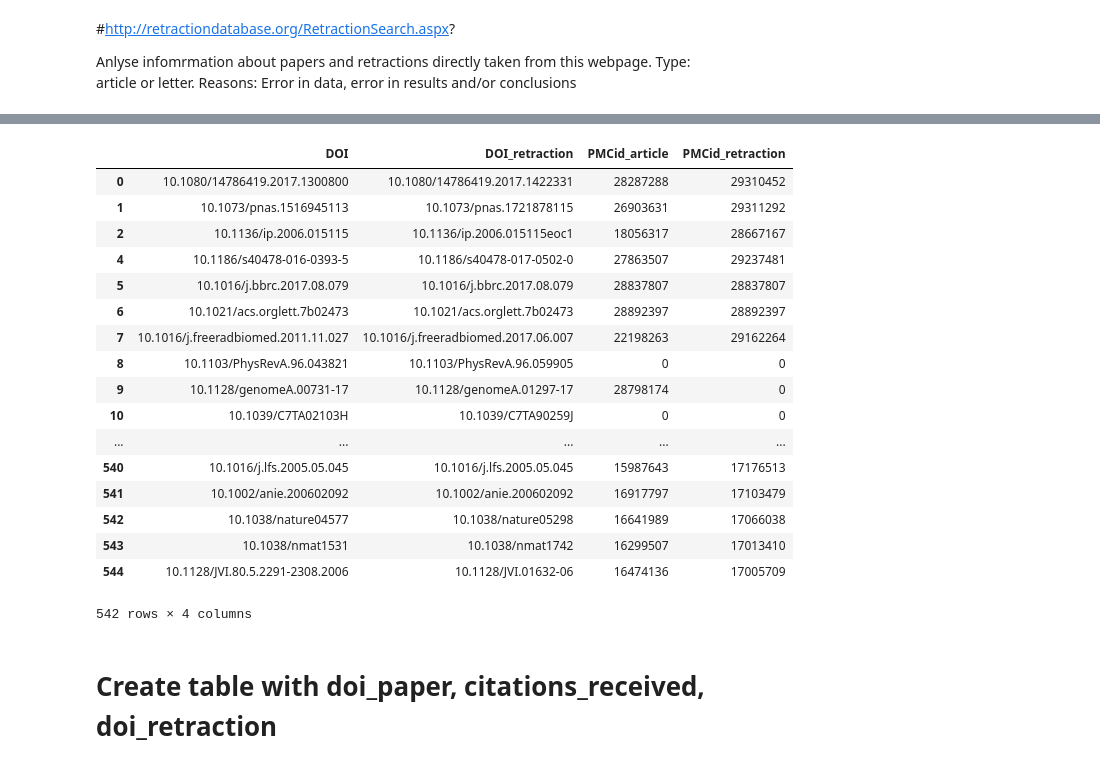
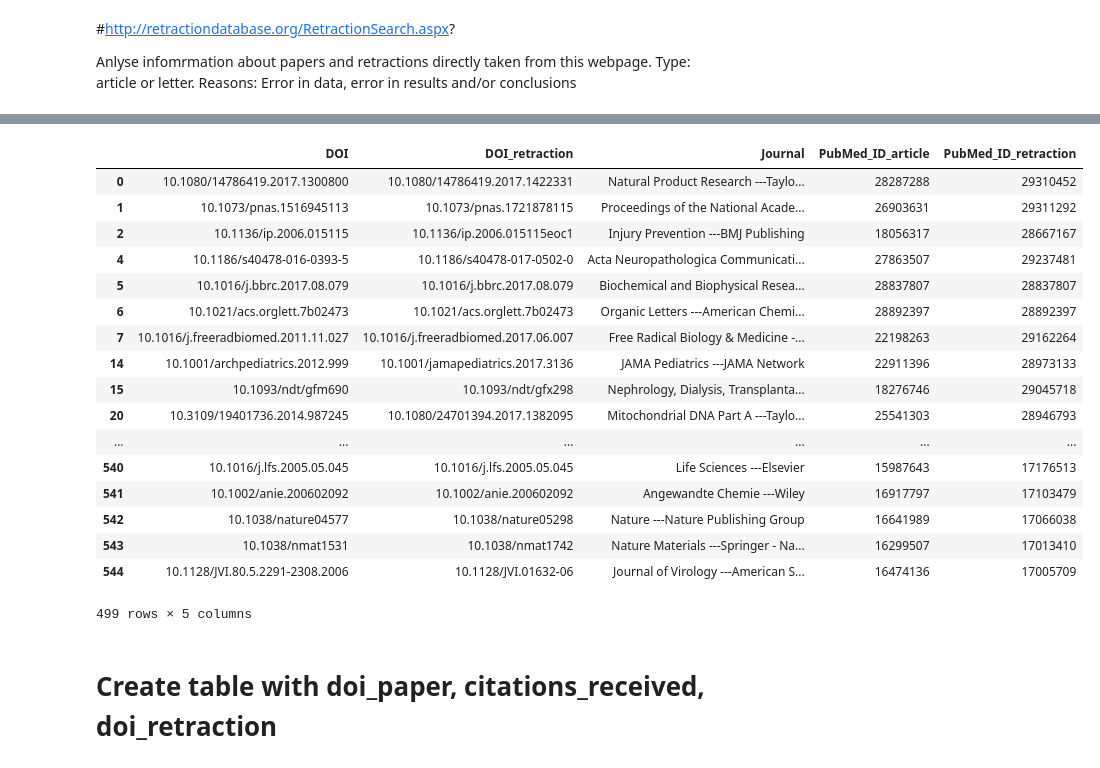
Before and after one commit to dciudadr/eLife_retractions, a Jupyter notebook: retractionwatch.ipynb, the cells around one changed output, grey strips where cells are left out. Drawn from its saved outputs; the diff is of its cells as text; code cells hidden in the pictures.

```diff
--- a/retractionwatch.ipynb
+++ b/retractionwatch.ipynb
@@ -9,5 +14,6 @@ import pandas as pd
 
 df =pd.read_csv('retractions600.txt', sep = '\t')
 
+df = df.reset_index()
 df
 # %% [output]
@@ -32,5 +38,5 @@ df
 # %%
-df2 = df[['Date/PubMedID/DOI', 'Date/PubMedID/DOI.1']]
+df2 = df[['level_0','Date/PubMedID/DOI', 'Date/PubMedID/DOI.1']]
 df3 = df2.dropna().reset_index(drop = 'True')
 
 #df4 = df3['Date/PubMedID/DOI']
@@ -57,52 +63,55 @@ df3
 # %%
 
 a = []
 b = []
 c = []
 
 DOI_article = []
-PMCid_article = []
+PubMed_ID_article = []
 DOI_retraction = []
-PMCid_retraction = []
+PubMed_ID_retraction = []
+Journal = []
 
 for index, row in df3.iterrows():
     #if (index + 1) % 3 == 0:
         #df4.append([row['Date/PubMedID/DOI'],row['Date/PubMedID/DOI.1']])
         #print(row)
     if len(row['Date/PubMedID/DOI']) > 11: # & row['Date/PubMedID/DOI'] != 'unavailable':
         DOI_article.append(row['Date/PubMedID/DOI'])
         DOI_retraction.append(row['Date/PubMedID/DOI.1'])
+        Journal.append(row['level_0'])
 
-        PMCid_article.append(df3.iloc[index -1, 0])
-        PMCid_retraction.append(df3.iloc[index -1, 1])
+        PubMed_ID_article.append(df3.iloc[index -1, 1])
+        PubMed_ID_retraction.append(df3.iloc[index -1, 2])
 
 
         #print(row['Date/PubMedID/DOI'],row['Date/PubMedID/DOI.1'])
 
-df4 = pd.DataFrame({'DOI':DOI_article,'DOI_retraction':DOI_retraction, 'PMCid_article':PMCid_article, 'PMCid_retraction':PMCid_retraction}).drop_duplicates()
+df4 = pd.DataFrame({'Journal': Journal,'DOI':DOI_article, 'PubMed_ID_article':PubMed_ID_article, 'DOI_retraction':DOI_retraction, 'PubMed_ID_retraction':PubMed_ID_retraction}).drop_duplicates()
 
 mask3 = df4.DOI_retraction != 'unavailable'
-df4 = df4[mask3]
+mask4 = df4.PubMed_ID_retraction != "0"
+df4 = df4[mask3 & mask4]
 df4
 # %% [output]
-|  | DOI | DOI_retraction | PMCid_article | PMCid_retraction |
-| 0 | 10.1080/14786419.2017.1300800 | 10.1080/14786419.2017.1422331 | 28287288 | 29310452 |
-| 1 | 10.1073/pnas.1516945113 | 10.1073/pnas.1721878115 | 26903631 | 29311292 |
-| 2 | 10.1136/ip.2006.015115 | 10.1136/ip.2006.015115eoc1 | 18056317 | 28667167 |
-| 4 | 10.1186/s40478-016-0393-5 | 10.1186/s40478-017-0502-0 | 27863507 | 29237481 |
-| 5 | 10.1016/j.bbrc.2017.08.079 | 10.1016/j.bbrc.2017.08.079 | 28837807 | 28837807 |
-| 6 | 10.1021/acs.orglett.7b02473 | 10.1021/acs.orglett.7b02473 | 28892397 | 28892397 |
-| 7 | 10.1016/j.freeradbiomed.2011.11.027 | 10.1016/j.freeradbiomed.2017.06.007 | 22198263 | 29162264 |
-| 8 | 10.1103/PhysRevA.96.043821 | 10.1103/PhysRevA.96.059905 | 0 | 0 |
-| 9 | 10.1128/genomeA.00731-17 | 10.1128/genomeA.01297-17 | 28798174 | 0 |
-| 10 | 10.1039/C7TA02103H | 10.1039/C7TA90259J | 0 | 0 |
-| ... | ... | ... | ... | ... |
-| 540 | 10.1016/j.lfs.2005.05.045 | 10.1016/j.lfs.2005.05.045 | 15987643 | 17176513 |
-| 541 | 10.1002/anie.200602092 | 10.1002/anie.200602092 | 16917797 | 17103479 |
-| 542 | 10.1038/nature04577 | 10.1038/nature05298 | 16641989 | 17066038 |
-| 543 | 10.1038/nmat1531 | 10.1038/nmat1742 | 16299507 | 17013410 |
-| 544 | 10.1128/JVI.80.5.2291-2308.2006 | 10.1128/JVI.01632-06 | 16474136 | 17005709 |
+|  | DOI | DOI_retraction | Journal | PubMed_ID_article | PubMed_ID_retraction |
+| 0 | 10.1080/14786419.2017.1300800 | 10.1080/14786419.2017.1422331 | Natural Product Research ---Taylo... | 28287288 | 29310452 |
+| 1 | 10.1073/pnas.1516945113 | 10.1073/pnas.1721878115 | Proceedings of the National Acade... | 26903631 | 29311292 |
+| 2 | 10.1136/ip.2006.015115 | 10.1136/ip.2006.015115eoc1 | Injury Prevention ---BMJ Publishing | 18056317 | 28667167 |
+| 4 | 10.1186/s40478-016-0393-5 | 10.1186/s40478-017-0502-0 | Acta Neuropathologica Communicati... | 27863507 | 29237481 |
+| 5 | 10.1016/j.bbrc.2017.08.079 | 10.1016/j.bbrc.2017.08.079 | Biochemical and Biophysical Resea... | 28837807 | 28837807 |
+| 6 | 10.1021/acs.orglett.7b02473 | 10.1021/acs.orglett.7b02473 | Organic Letters ---American Chemi... | 28892397 | 28892397 |
+| 7 | 10.1016/j.freeradbiomed.2011.11.027 | 10.1016/j.freeradbiomed.2017.06.007 | Free Radical Biology & Medicine -... | 22198263 | 29162264 |
+| 14 | 10.1001/archpediatrics.2012.999 | 10.1001/jamapediatrics.2017.3136 | JAMA Pediatrics ---JAMA Network | 22911396 | 28973133 |
+| 15 | 10.1093/ndt/gfm690 | 10.1093/ndt/gfx298 | Nephrology, Dialysis, Transplanta... | 18276746 | 29045718 |
+| 20 | 10.3109/19401736.2014.987245 | 10.1080/24701394.2017.1382095 | Mitochondrial DNA Part A ---Taylo... | 25541303 | 28946793 |
+| ... | ... | ... | ... | ... | ... |
+| 540 | 10.1016/j.lfs.2005.05.045 | 10.1016/j.lfs.2005.05.045 | Life Sciences ---Elsevier | 15987643 | 17176513 |
+| 541 | 10.1002/anie.200602092 | 10.1002/anie.200602092 | Angewandte Chemie ---Wiley | 16917797 | 17103479 |
+| 542 | 10.1038/nature04577 | 10.1038/nature05298 | Nature ---Nature Publishing Group | 16641989 | 17066038 |
+| 543 | 10.1038/nmat1531 | 10.1038/nmat1742 | Nature Materials ---Springer - Na... | 16299507 | 17013410 |
+| 544 | 10.1128/JVI.80.5.2291-2308.2006 | 10.1128/JVI.01632-06 | Journal of Virology ---American S... | 16474136 | 17005709 |
-542 rows × 4 columns
+499 rows × 5 columns
 # %% [markdown]
 # Create table with doi_paper, citations_received, doi_retraction
 # %%
```
Also changed, not shown: parts of 29 cells of this notebook, 3 other files.
